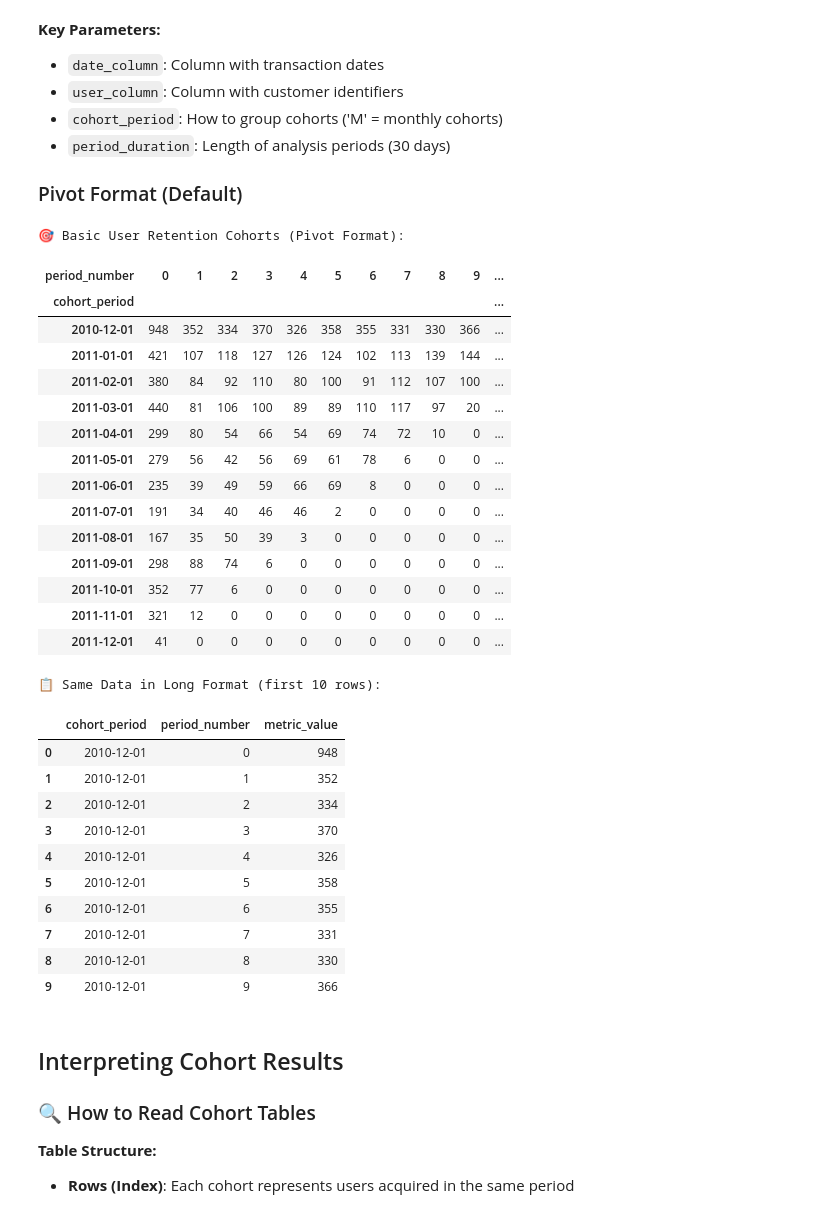
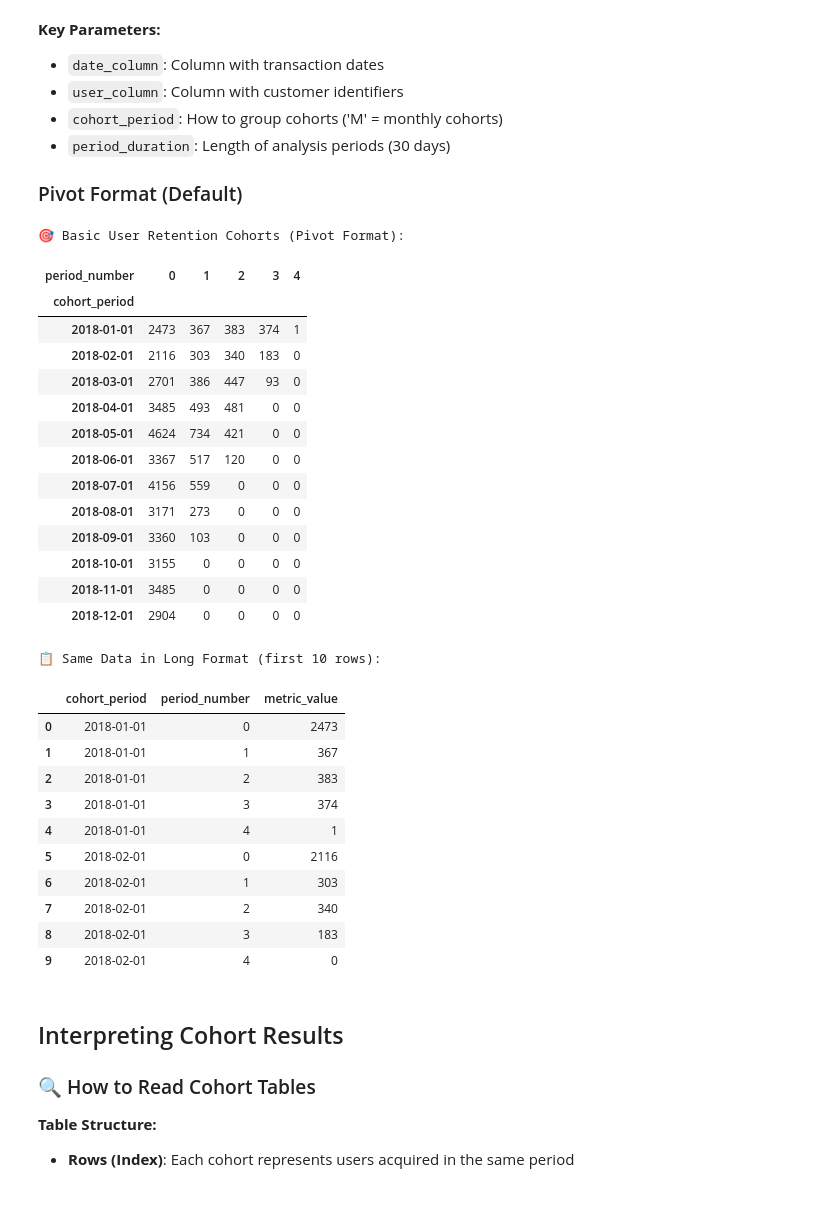
Before and after one commit to krinya/repeatradar, a Jupyter notebook: examples/03_cohort_calculation_demo_2.ipynb, the cells around one changed output. Cells and saved outputs as stored; diff of their text form; code cells hidden in the pictures.

```diff
--- a/examples/03_cohort_calculation_demo_2.ipynb
+++ b/examples/03_cohort_calculation_demo_2.ipynb
@@ -62,3 +62,7 @@ We'll use a real e-commerce dataset containing customer transactions. This datas
 - **InvoiceDateTime**: Transaction timestamp
 - **TotalPrice**: Transaction value
 - Additional transaction details for comprehensive analysis
+# %%
+# Load the sample e-commerce dataset
+ecommerce_data = pd.read_pickle("https://github.com/krinya/repeatradar/raw/refs/heads/main/examples/data/ecommerce_data_2.pkl")
+ecommerce_data.head()
@@ -65,11 +76,8 @@ We'll use a real e-commerce dataset containing customer transactions. This datas
 # %%
-# Load the sample e-commerce dataset
-ecommerce_data = pd.read_pickle("https://github.com/krinya/repeatradar/raw/refs/heads/main/examples/data/ecommerce_data_1.pkl")
-
 # Display dataset overview
 print(f"📊 Dataset Overview:")
-print(f"{ecommerce_data.shape[0]:,} transactions from {ecommerce_data['CustomerID'].nunique():,} customers")
-print(f"📅 Date range: {ecommerce_data['InvoiceDateTime'].min().strftime('%Y-%m-%d')} to {ecommerce_data['InvoiceDateTime'].max().strftime('%Y-%m-%d')}")
-print(f"💰 Total revenue: ${ecommerce_data['TotalPrice'].sum():,.2f}")
+print(f"{ecommerce_data.shape[0]:,} transactions from {ecommerce_data['Customer_Id'].nunique():,} customers")
+print(f"📅 Date range: {ecommerce_data['OderedDateTime'].min().strftime('%Y-%m-%d')} to {ecommerce_data['OderedDateTime'].max().strftime('%Y-%m-%d')}")
+print(f"💰 Total revenue: ${ecommerce_data['Sales'].sum():,.2f}")
 # %% [output]
 📊 Dataset Overview:
@@ -102,40 +99,39 @@ Let's start with the most fundamental cohort analysis: tracking how many users r
 # %%
 # Generate basic user retention cohorts
 basic_cohorts = generate_cohort_data(
     data=ecommerce_data,
-    date_column='InvoiceDateTime',
-    user_column='CustomerID',
+    date_column='OderedDateTime',
+    user_column='Customer_Id',
     cohort_period='M',        # Monthly cohorts
-    period_duration=30        # 30-day analysis periods
+    period_duration=90        # 30-day analysis periods
 )
 
 print("🎯 Basic User Retention Cohorts (Pivot Format):")
 basic_cohorts
 # %% [output]
 🎯 Basic User Retention Cohorts (Pivot Format):
-| period_number | 0 | 1 | 2 | 3 | 4 | 5 | 6 | 7 | 8 | 9 | ... |
-| cohort_period |  |  |  |  |  |  |  |  |  |  | ... |
-| 2010-12-01 | 948 | 352 | 334 | 370 | 326 | 358 | 355 | 331 | 330 | 366 | ... |
-| 2011-01-01 | 421 | 107 | 118 | 127 | 126 | 124 | 102 | 113 | 139 | 144 | ... |
-| 2011-02-01 | 380 | 84 | 92 | 110 | 80 | 100 | 91 | 112 | 107 | 100 | ... |
-| 2011-03-01 | 440 | 81 | 106 | 100 | 89 | 89 | 110 | 117 | 97 | 20 | ... |
-| 2011-04-01 | 299 | 80 | 54 | 66 | 54 | 69 | 74 | 72 | 10 | 0 | ... |
-| 2011-05-01 | 279 | 56 | 42 | 56 | 69 | 61 | 78 | 6 | 0 | 0 | ... |
-| 2011-06-01 | 235 | 39 | 49 | 59 | 66 | 69 | 8 | 0 | 0 | 0 | ... |
-| 2011-07-01 | 191 | 34 | 40 | 46 | 46 | 2 | 0 | 0 | 0 | 0 | ... |
-| 2011-08-01 | 167 | 35 | 50 | 39 | 3 | 0 | 0 | 0 | 0 | 0 | ... |
-| 2011-09-01 | 298 | 88 | 74 | 6 | 0 | 0 | 0 | 0 | 0 | 0 | ... |
-| 2011-10-01 | 352 | 77 | 6 | 0 | 0 | 0 | 0 | 0 | 0 | 0 | ... |
-| 2011-11-01 | 321 | 12 | 0 | 0 | 0 | 0 | 0 | 0 | 0 | 0 | ... |
-| 2011-12-01 | 41 | 0 | 0 | 0 | 0 | 0 | 0 | 0 | 0 | 0 | ... |
+| period_number | 0 | 1 | 2 | 3 | 4 |
+| cohort_period |  |  |  |  |  |
+| 2018-01-01 | 2473 | 367 | 383 | 374 | 1 |
+| 2018-02-01 | 2116 | 303 | 340 | 183 | 0 |
+| 2018-03-01 | 2701 | 386 | 447 | 93 | 0 |
+| 2018-04-01 | 3485 | 493 | 481 | 0 | 0 |
+| 2018-05-01 | 4624 | 734 | 421 | 0 | 0 |
+| 2018-06-01 | 3367 | 517 | 120 | 0 | 0 |
+| 2018-07-01 | 4156 | 559 | 0 | 0 | 0 |
+| 2018-08-01 | 3171 | 273 | 0 | 0 | 0 |
+| 2018-09-01 | 3360 | 103 | 0 | 0 | 0 |
+| 2018-10-01 | 3155 | 0 | 0 | 0 | 0 |
+| 2018-11-01 | 3485 | 0 | 0 | 0 | 0 |
+| 2018-12-01 | 2904 | 0 | 0 | 0 | 0 |
 # %%
 # Same analysis in long format
 long_format_cohorts = generate_cohort_data(
     data=ecommerce_data,
-    date_column='InvoiceDateTime',
-    user_column='CustomerID',
+    date_column='OderedDateTime',
+    user_column='Customer_Id',
     cohort_period='M',
-    period_duration=30,
+    period_duration=90,
     output_format='long'      # Long format for different use cases
 )
 
@@ -144,16 +140,16 @@ long_format_cohorts.head(10)
 # %% [output]
 📋 Same Data in Long Format (first 10 rows):
 |  | cohort_period | period_number | metric_value |
-| 0 | 2010-12-01 | 0 | 948 |
-| 1 | 2010-12-01 | 1 | 352 |
-| 2 | 2010-12-01 | 2 | 334 |
-| 3 | 2010-12-01 | 3 | 370 |
-| 4 | 2010-12-01 | 4 | 326 |
-| 5 | 2010-12-01 | 5 | 358 |
-| 6 | 2010-12-01 | 6 | 355 |
-| 7 | 2010-12-01 | 7 | 331 |
-| 8 | 2010-12-01 | 8 | 330 |
-| 9 | 2010-12-01 | 9 | 366 |
+| 0 | 2018-01-01 | 0 | 2473 |
+| 1 | 2018-01-01 | 1 | 367 |
+| 2 | 2018-01-01 | 2 | 383 |
+| 3 | 2018-01-01 | 3 | 374 |
+| 4 | 2018-01-01 | 4 | 1 |
+| 5 | 2018-02-01 | 0 | 2116 |
+| 6 | 2018-02-01 | 1 | 303 |
+| 7 | 2018-02-01 | 2 | 340 |
+| 8 | 2018-02-01 | 3 | 183 |
+| 9 | 2018-02-01 | 4 | 0 |
 # %% [markdown]
 ## Interpreting Cohort Results
 
```
Also changed, not shown: parts of 5 cells of this notebook, 6 other files.
